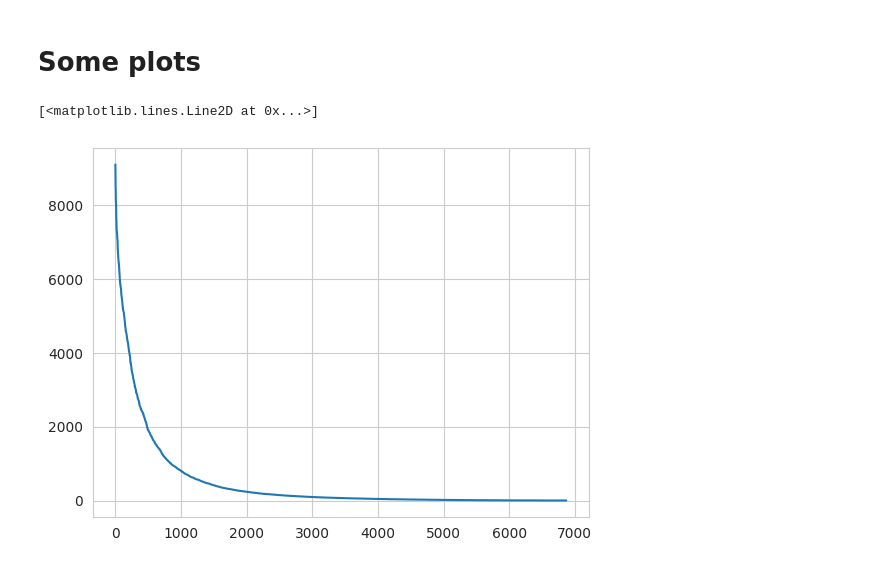
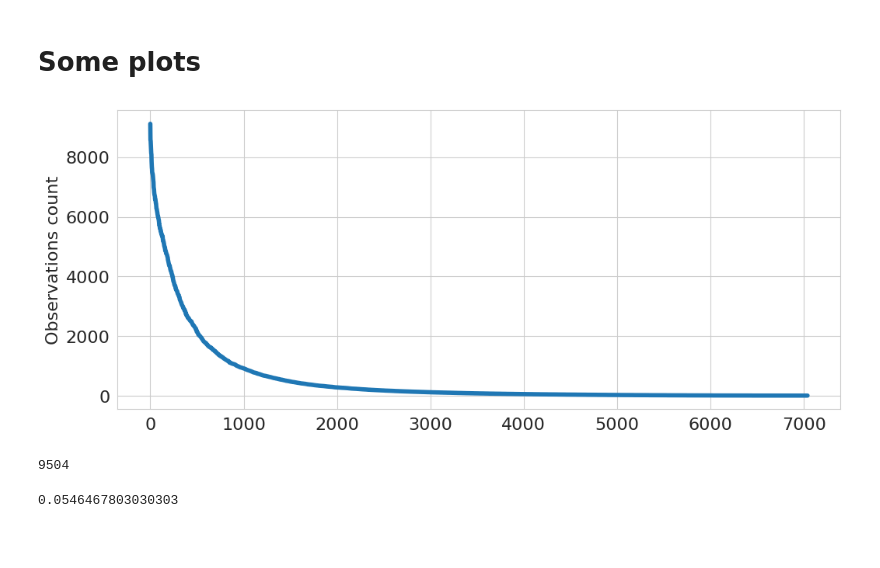
Before and after one commit to GitHub-User228/Industrial_ML, a Jupyter notebook: main_old.ipynb, the cells around one changed output. Drawn from its saved outputs; the diff is of its cells as text; code cells hidden in the pictures; blank space fills up the shorter version.

```diff
--- a/main_old.ipynb
+++ b/main_old.ipynb
@@ -532,7 +532,20 @@ val custom = 1.957721724126471
 # %% [markdown]
 # Some plots
 # %%
-plt.plot(df.groupby('point').count().sort_values(by='date', ascending=False)['date'].values)
+df2 = df4.groupby('point').count().sort_values(by='date', ascending=False)['date']
-# %% [output]
-[<matplotlib.lines.Line2D at 0x...>]
-[figure, removed]
+# %%
+plt.rcParams.update({'font.size': 16})
+plt.figure(figsize=(12, 5))
+sns.lineplot(x=range(len(df2)), y=df2.values, linewidth=4)
+plt.ylabel('Observations count')
+plt.show()
+# %% [output]
+[figure, added]
+# %%
+df4['date'].nunique()
+# %% [output]
+9504
+# %%
+df2.sum()/(9504*7000)
+# %% [output]
+0.0546467803030303
```
Also changed, not shown: parts of 2 cells of this notebook, 14 other files.
